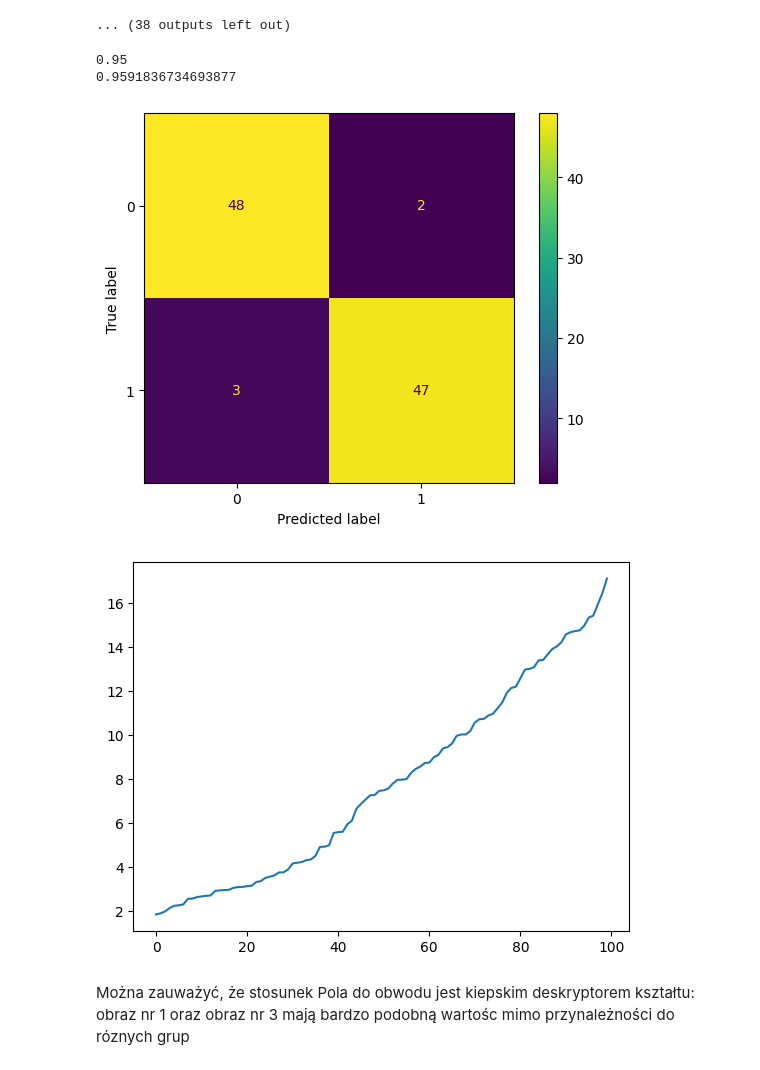
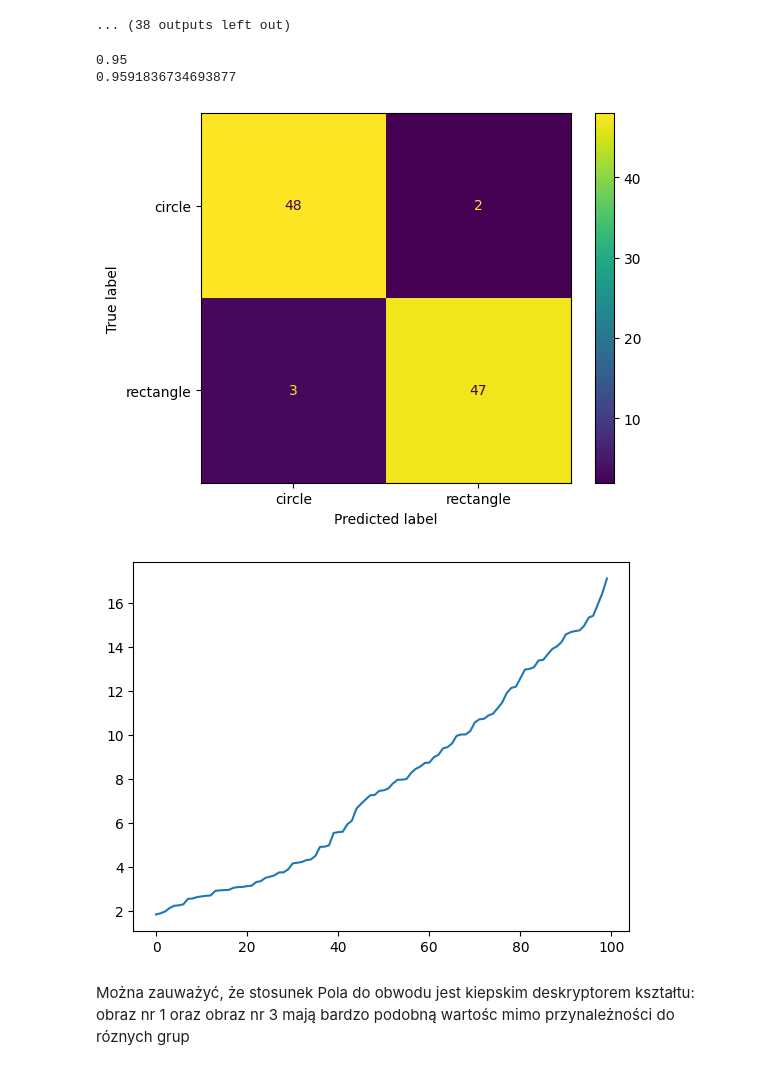
Before and after one commit to BartekFranczak/CPO---MEL, a Jupyter notebook: lab4.ipynb, the cells around one changed output. Drawn from its saved outputs; the diff is of its cells as text; code cells hidden in the pictures.

```diff
--- a/lab4.ipynb
+++ b/lab4.ipynb
@@ -386,35 +386,36 @@ for i in range(len(im_names)):
 
   M_M_ratios.append(get_min_max_dis_ratio(v_edge))
 
 predictions = np.array(M_M_ratios.copy())
 predictions[predictions>7.5] = 10
 predictions[predictions<=7.5] = 0
 predictions= predictions/10
 predictions.astype(int)
 
 true_values_ls = im_types
 predictions_ls = predictions.tolist()
 true_values = np.array(true_values_ls)
 
 N = true_values.size
 accuracy = (true_values == predictions).sum() / N
 TP = ((predictions == 1) & (true_values == 1)).sum()
 FP = ((predictions == 1) & (true_values == 0)).sum()
 precision = TP / (TP+FP)
 
 print(accuracy)
 print(precision)
 
 cm = confusion_matrix(true_values_ls,predictions_ls)
-disp = ConfusionMatrixDisplay(confusion_matrix=cm)
+target_names = ['circle','rectangle']
+disp = ConfusionMatrixDisplay(confusion_matrix=cm, display_labels = target_names)
 disp.plot()
 plt.show()
 plt.plot(sorted(M_M_ratios))
 plt.show()
 # %% [output]
 0.95
 0.9591836734693877
-[figure, old version]
+[figure, new version]
 [figure]
 # %% [markdown]
 Można zauważyć, że stosunek Pola do obwodu jest kiepskim deskryptorem kształtu:
```
